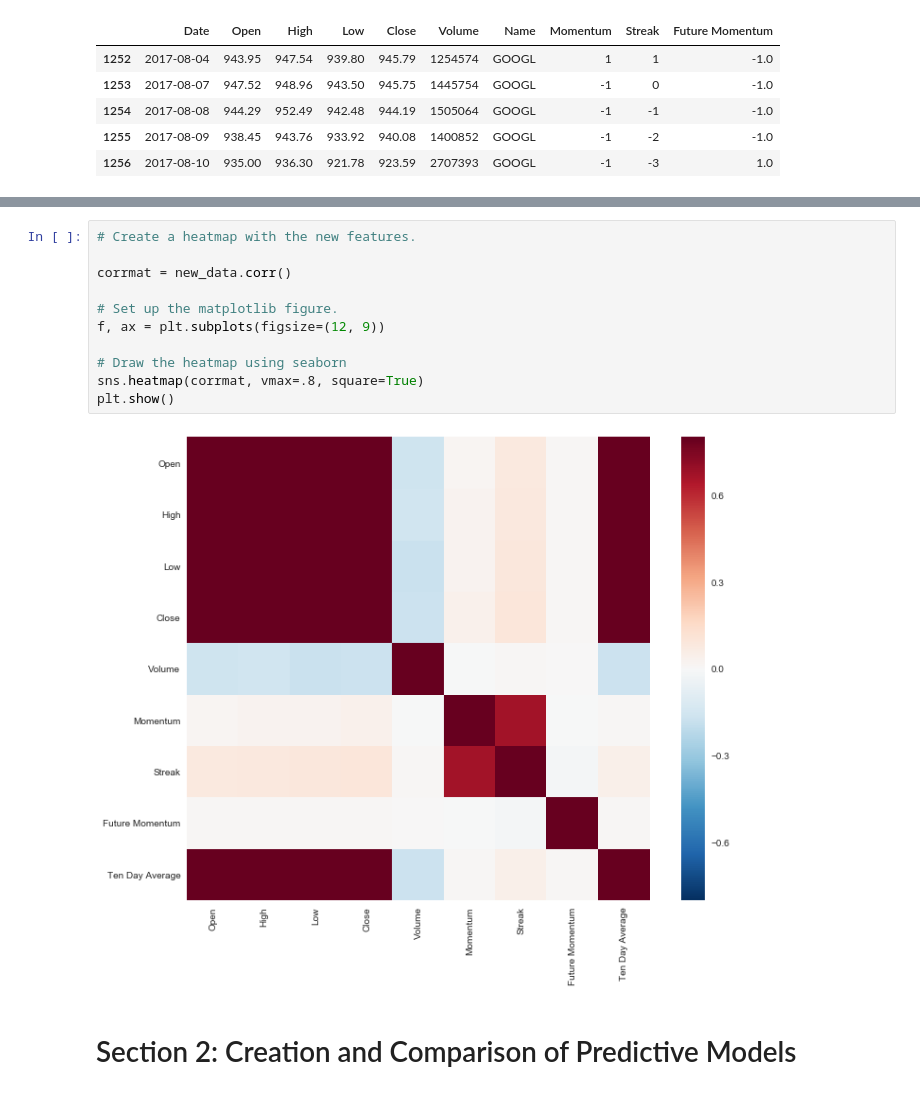
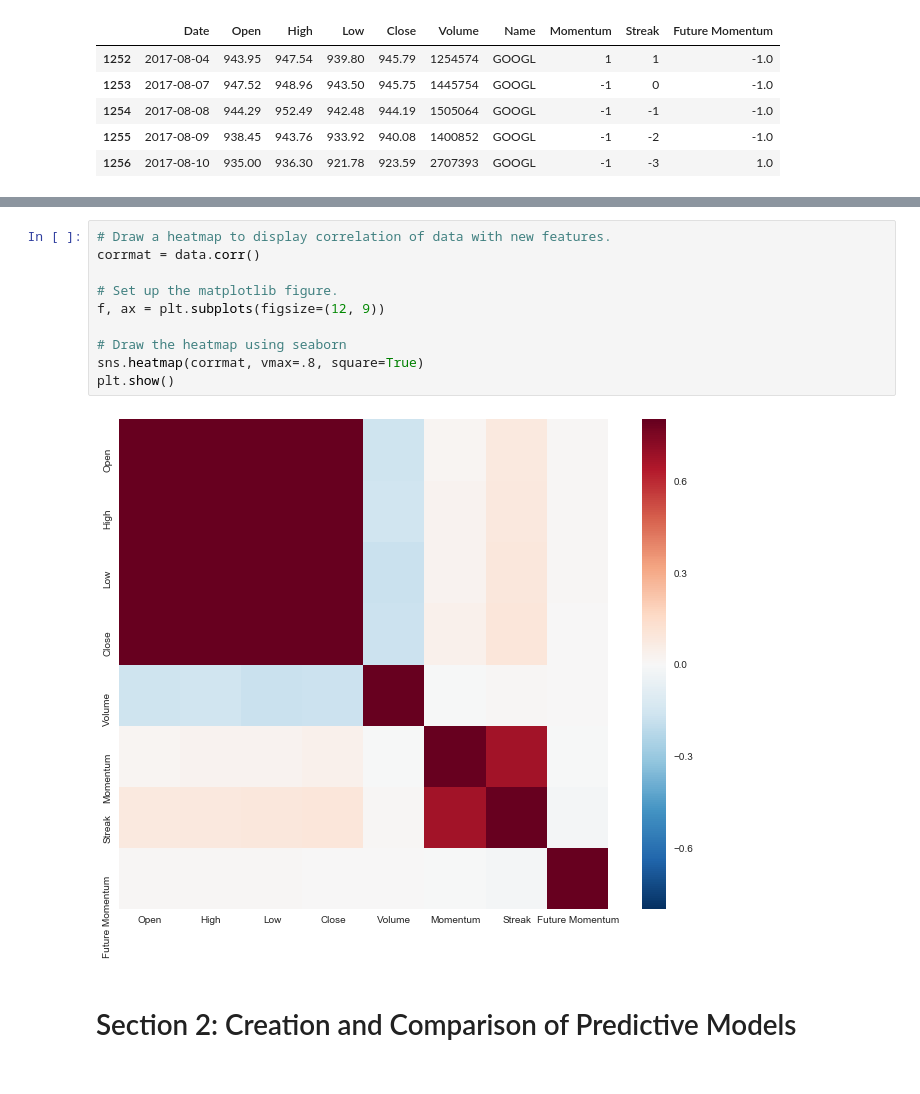
Before and after one commit to makennedy626/Thinkful_Unit_3, a Jupyter notebook: Unit 3 Capstone Final Draft.ipynb, the cells around one changed output, grey strips where cells are left out. Drawn from its saved outputs; the diff is of its cells as text.

```diff
--- a/Unit 3 Capstone Final Draft.ipynb
+++ b/Unit 3 Capstone Final Draft.ipynb
@@ -256,16 +220,15 @@ new_data.head()
 # %%
-# Create a heatmap with the new features.
-
-corrmat = new_data.corr()
+# Draw a heatmap to display correlation of data with new features.
+corrmat = data.corr()
 
 # Set up the matplotlib figure.
 f, ax = plt.subplots(figsize=(12, 9))
 
 # Draw the heatmap using seaborn
 sns.heatmap(corrmat, vmax=.8, square=True)
 plt.show()
 # %% [output]
-[figure, old version]
+[figure, new version]
 # %% [markdown]
 # Section 2: Creation and Comparison of Predictive Models
 # %% [markdown]
```
Also changed, not shown: parts of 19 cells of this notebook.
